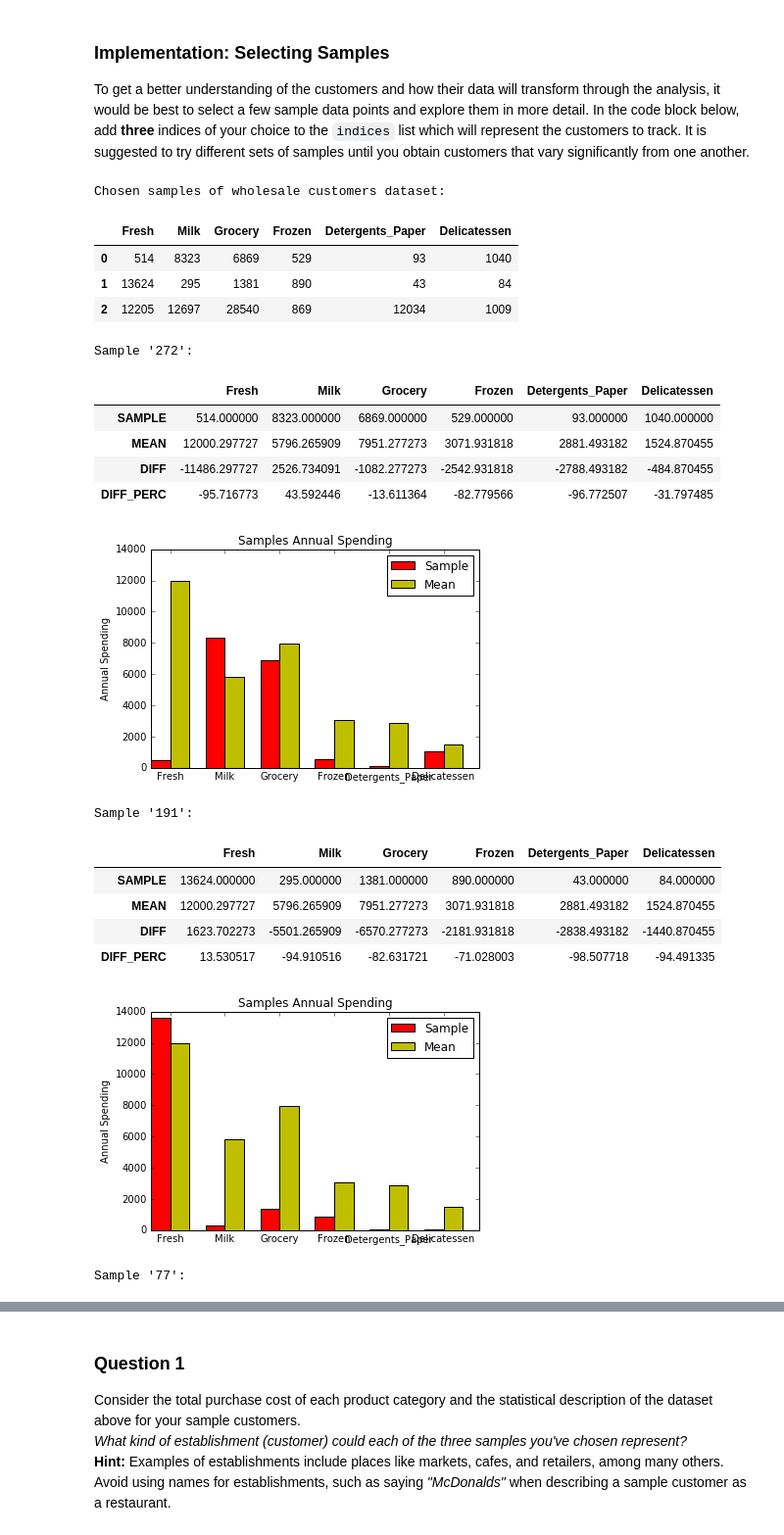
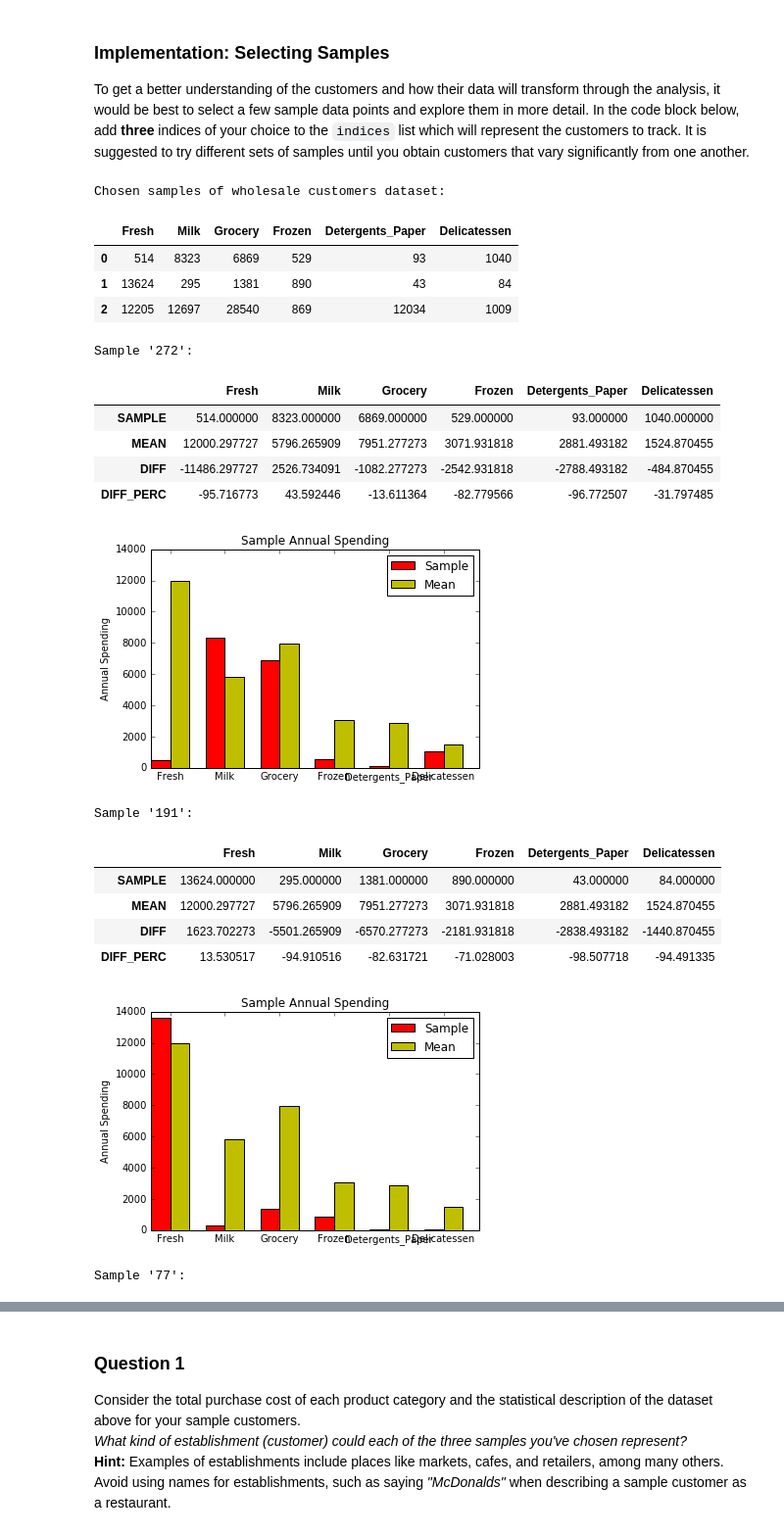
Before and after one commit to archelogos/ml-unsupervised-project, a Jupyter notebook: customer_segments.ipynb, the cells around one changed output, grey strips where cells are left out. Shown: that part at 98% size. Cells and saved outputs as stored; diff of their text form; code cells hidden in the pictures.

```diff
--- a/customer_segments.ipynb
+++ b/customer_segments.ipynb
@@ -86,42 +86,42 @@ for index in indices:
 
     N = 6
     ind = np.arange(N)  # the x locations for the groups
     width = 0.35       # the width of the bars
 
     fig, ax = plt.subplots()
     rects1 = ax.bar(ind, agg_data.loc['SAMPLE'], width, color='r')
     rects2 = ax.bar(ind + width, agg_data.loc['MEAN'], width, color='y')
 
 
     # add some text for labels, title and axes ticks
     ax.set_ylabel('Annual Spending')
-    ax.set_title('Samples Annual Spending')
+    ax.set_title('Sample Annual Spending')
     ax.set_xticks(ind + width)
     ax.set_xticklabels(samples.keys())
 
     ax.legend((rects1[0], rects2[0]), ('Sample', 'Mean'))
 
     plt.show()
 # %% [output]
 Chosen samples of wholesale customers dataset:
 |  | Fresh | Milk | Grocery | Frozen | Detergents_Paper | Delicatessen |
 | 0 | 514 | 8323 | 6869 | 529 | 93 | 1040 |
 | 1 | 13624 | 295 | 1381 | 890 | 43 | 84 |
 | 2 | 12205 | 12697 | 28540 | 869 | 12034 | 1009 |
 Sample '272':
 |  | Fresh | Milk | Grocery | Frozen | Detergents_Paper | Delicatessen |
 | SAMPLE | 514.000000 | 8323.000000 | 6869.000000 | 529.000000 | 93.000000 | 1040.000000 |
 | MEAN | 12000.297727 | 5796.265909 | 7951.277273 | 3071.931818 | 2881.493182 | 1524.870455 |
 | DIFF | -11486.297727 | 2526.734091 | -1082.277273 | -2542.931818 | -2788.493182 | -484.870455 |
 | DIFF_PERC | -95.716773 | 43.592446 | -13.611364 | -82.779566 | -96.772507 | -31.797485 |
-[figure, old version]
+[figure, new version]
 Sample '191':
 |  | Fresh | Milk | Grocery | Frozen | Detergents_Paper | Delicatessen |
 | SAMPLE | 13624.000000 | 295.000000 | 1381.000000 | 890.000000 | 43.000000 | 84.000000 |
 | MEAN | 12000.297727 | 5796.265909 | 7951.277273 | 3071.931818 | 2881.493182 | 1524.870455 |
 | DIFF | 1623.702273 | -5501.265909 | -6570.277273 | -2181.931818 | -2838.493182 | -1440.870455 |
 | DIFF_PERC | 13.530517 | -94.910516 | -82.631721 | -71.028003 | -98.507718 | -94.491335 |
-[figure, old version]
+[figure, new version]
 Sample '77':
 |  | Fresh | Milk | Grocery | Frozen | Detergents_Paper | Delicatessen |
 | SAMPLE | 12205.000000 | 12697.000000 | 28540.000000 | 869.000000 | 12034.000000 | 1009.000000 |
```
Also changed, not shown: parts of 20 cells of this notebook.
